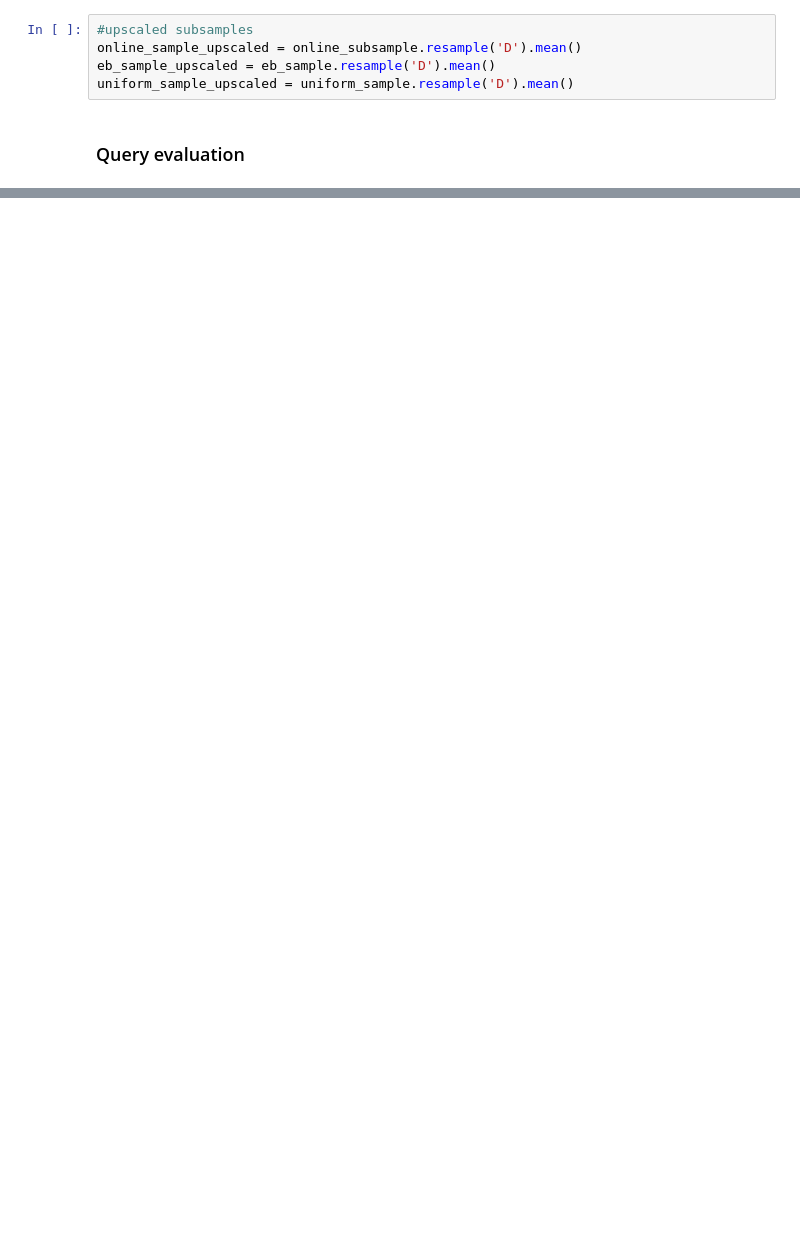
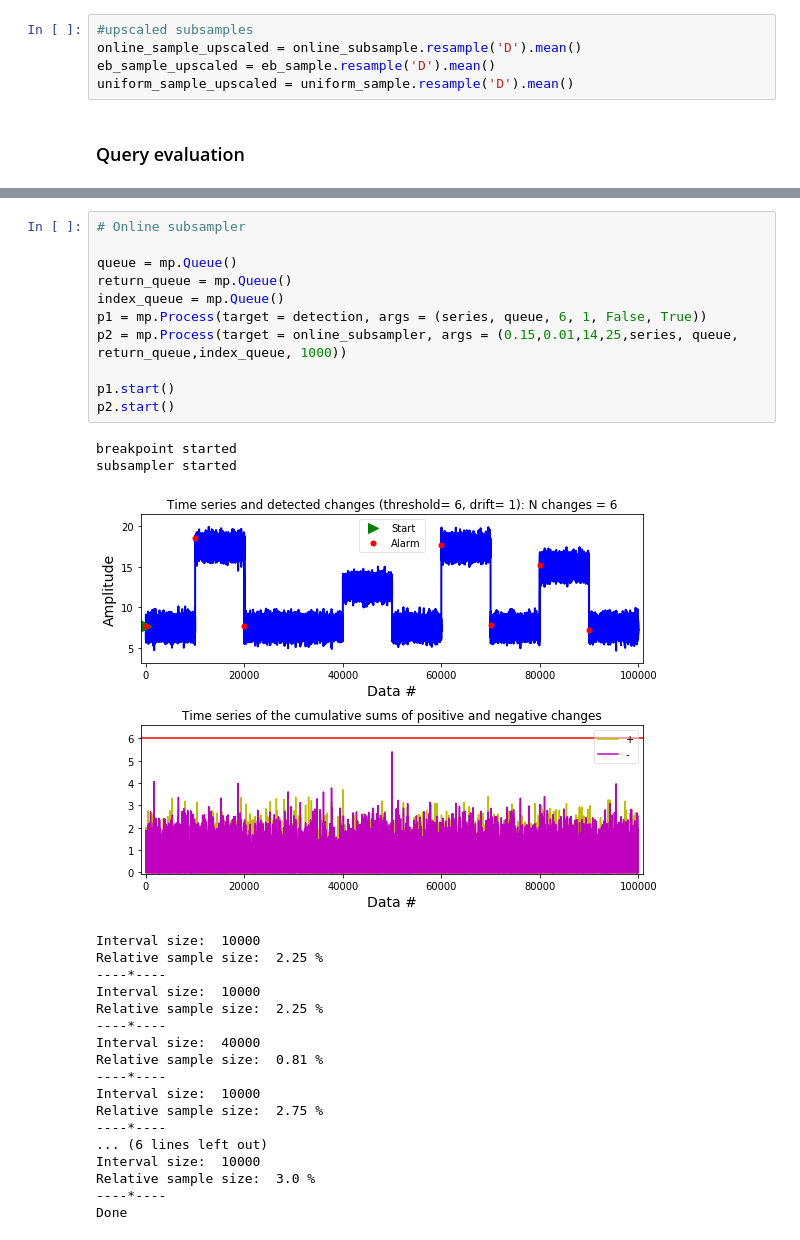
Before and after one commit to Barbarioli/OTSS, a Jupyter notebook: examples.ipynb, the cells around one changed output, grey strips where cells are left out. Saved outputs shown, nothing was run; the diff lists cells and outputs as text; blank space fills up the shorter version.

```diff
--- a/examples.ipynb
+++ b/examples.ipynb
@@ -909,0 +958,32 @@ model_online_sample = ARMA(online_subsample, (2, 2)).fit(trend='nc', disp=0)
+# %%
+# Online subsampler
+
+queue = mp.Queue()
+return_queue = mp.Queue()
+index_queue = mp.Queue()
+p1 = mp.Process(target = detection, args = (series, queue, 6, 1, False, True))
+p2 = mp.Process(target = online_subsampler, args = (0.15,0.01,14,25,series, queue, return_queue,index_queue, 1000))
+
+p1.start()
+p2.start()
+# %% [output]
+breakpoint started
+subsampler started
+[figure, added]
+Interval size:  10000
+Relative sample size:  2.25 %
+----*----
+Interval size:  10000
+Relative sample size:  2.25 %
+----*----
+Interval size:  40000
+Relative sample size:  0.81 %
+----*----
+Interval size:  10000
+Relative sample size:  2.75 %
+----*----
+... (6 lines left out)
+Interval size:  10000
+Relative sample size:  3.0 %
+----*----
+Done
```
Also changed, not shown: parts of 38 cells of this notebook.
